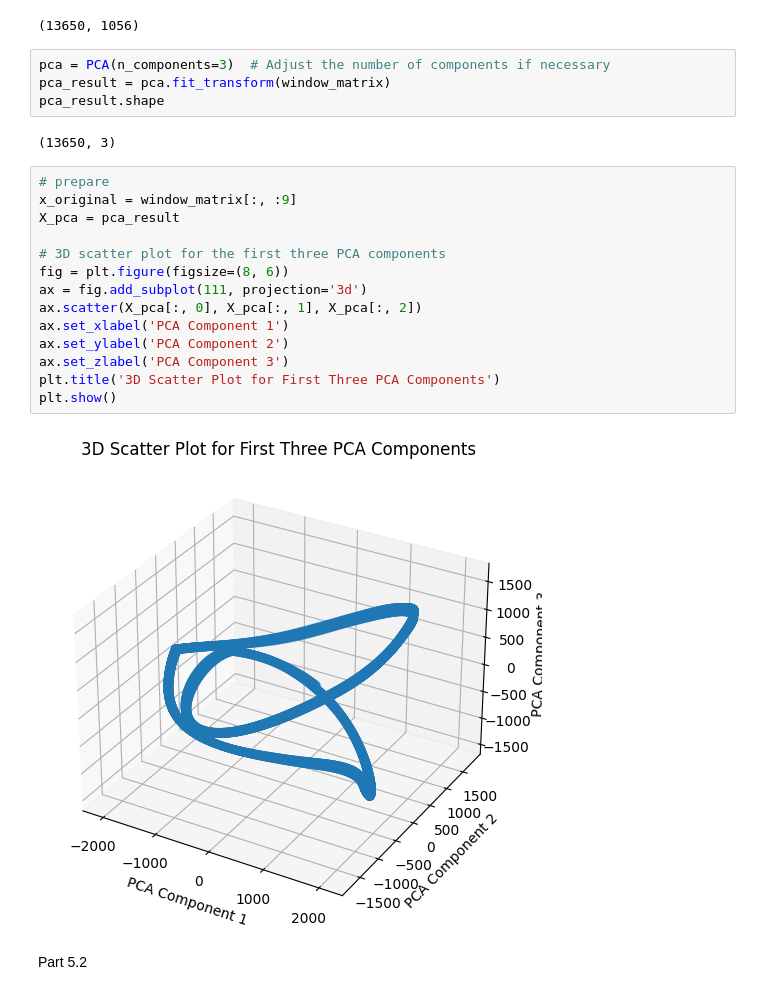
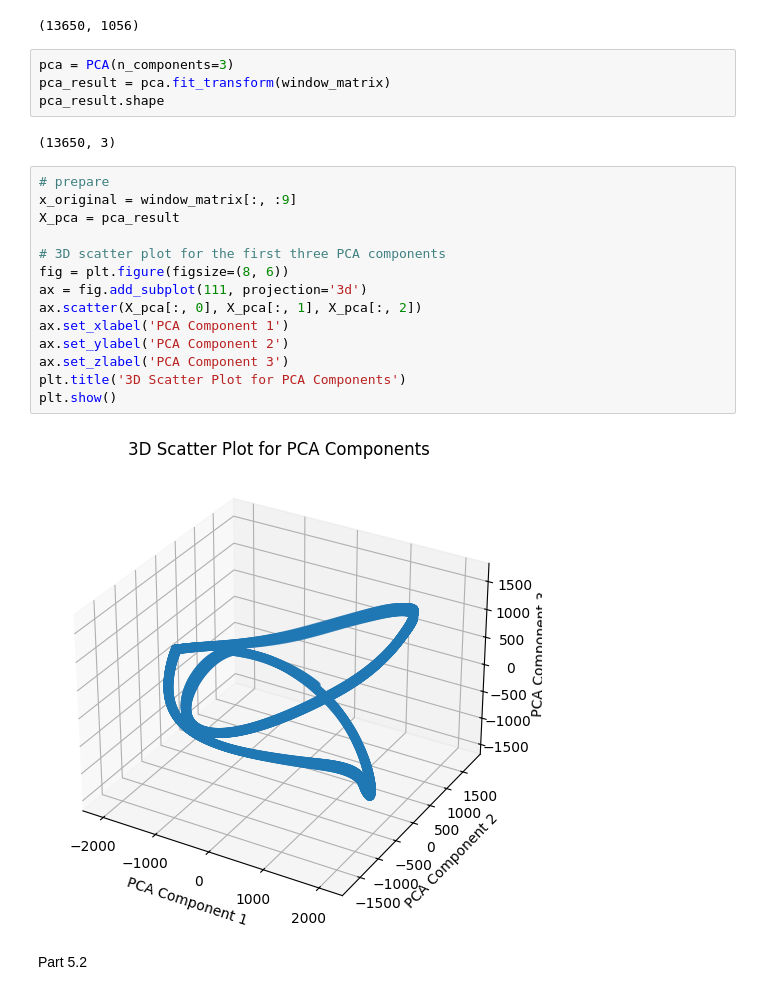
Before and after one commit to mymermer/MLCMS, a Jupyter notebook: Exercise05/task5.ipynb, the cells around one changed output. Saved outputs shown, nothing was run; the diff lists cells and outputs as text.

```diff
--- a/Exercise05/task5.ipynb
+++ b/Exercise05/task5.ipynb
@@ -50,7 +50,7 @@ window_matrix.shape
 # %% [output]
 (13650, 1056)
 # %%
-pca = PCA(n_components=3)  # Adjust the number of components if necessary
+pca = PCA(n_components=3)
 pca_result = pca.fit_transform(window_matrix)
 pca_result.shape
 # %% [output]
@@ -58,19 +58,19 @@ pca_result.shape
 # %%
 # prepare
 x_original = window_matrix[:, :9]
 X_pca = pca_result
 
 # 3D scatter plot for the first three PCA components
 fig = plt.figure(figsize=(8, 6))
 ax = fig.add_subplot(111, projection='3d')
 ax.scatter(X_pca[:, 0], X_pca[:, 1], X_pca[:, 2])
 ax.set_xlabel('PCA Component 1')
 ax.set_ylabel('PCA Component 2')
 ax.set_zlabel('PCA Component 3')
-plt.title('3D Scatter Plot for First Three PCA Components')
+plt.title('3D Scatter Plot for PCA Components')
 plt.show()
 # %% [output]
-[figure, old version]
+[figure, new version]
 # %% [markdown]
 Part 5.2
 # %%
```
Also changed, not shown: parts of 16 cells of this notebook.
